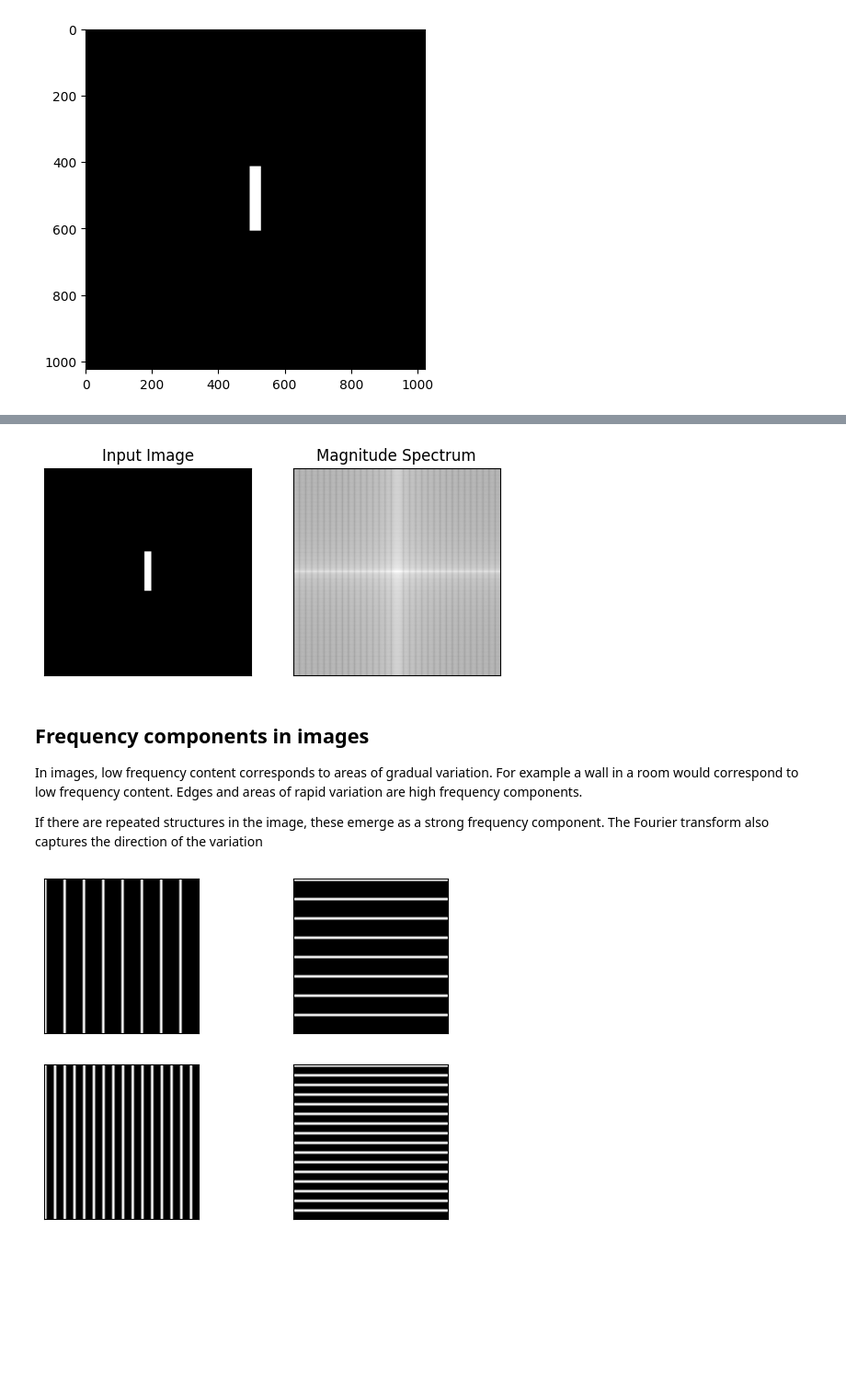
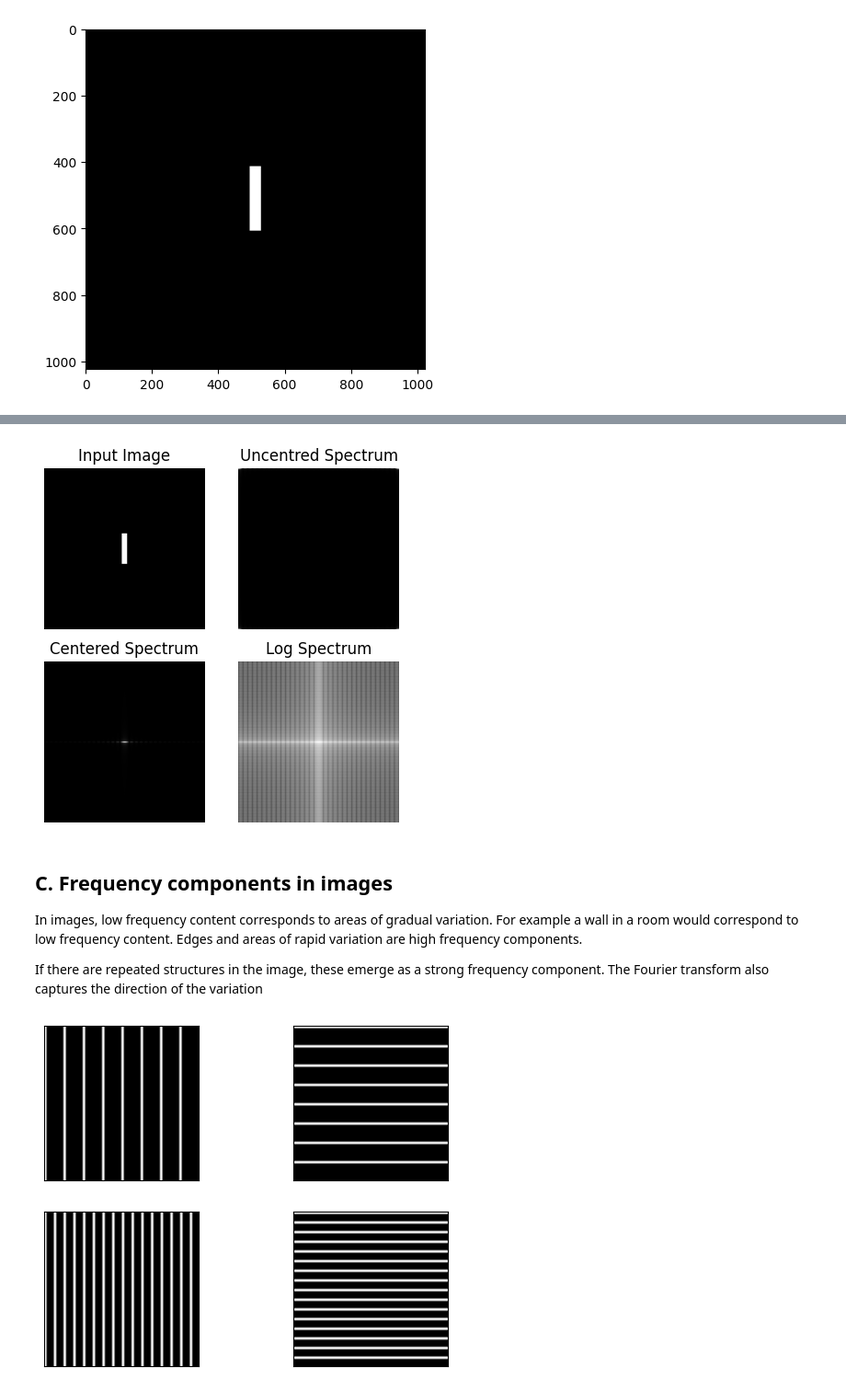
Before and after one commit to ciiram/image-processing, a Jupyter notebook: lecture-06.ipynb, the cells around one changed output, grey strips where cells are left out. Shown at 92% size. Drawn from its saved outputs; the diff is of its cells as text; code cells hidden in the pictures; blank space fills up the shorter version.

```diff
--- a/lecture-06.ipynb
+++ b/lecture-06.ipynb
@@ -17,17 +115,21 @@ plt.show()
 # %%
 f = np.fft.fft2(image)
 fshift = np.fft.fftshift(f)
 
-magnitude_spectrum = 20*np.log(np.abs(fshift + 1e-8))
-plt.subplot(121),plt.imshow(image, cmap = 'gray')
-plt.title('Input Image'), plt.xticks([]), plt.yticks([])
-plt.subplot(122),plt.imshow(magnitude_spectrum, cmap = 'gray')
-plt.title('Magnitude Spectrum'), plt.xticks([]), plt.yticks([])
+no_log_spectrum_b4_shift = magnitude_spectrum_no_log(f)
+no_log_centered_spectrum = magnitude_spectrum_no_log(fshift)
+log_centred_spectrum = compute_mag_spectrum(fshift)
+
+plt.figure(figsize=(5,5))
+plt.subplot(221),plt.imshow(image, cmap = 'gray'), plt.title('Input Image'), plt.axis('off')
+plt.subplot(222),plt.imshow(no_log_spectrum_b4_shift, cmap = 'gray'),plt.title('Uncentred Spectrum'),plt.axis('off')
+plt.subplot(223),plt.imshow(no_log_centered_spectrum, cmap = 'gray'),plt.title('Centered Spectrum'),plt.axis('off')
+plt.subplot(224),plt.imshow(log_centred_spectrum, cmap = 'gray'),plt.title('Log Spectrum'),plt.axis('off')
 plt.show()
 # %% [output]
-[figure, old version]
+[figure, new version]
 # %% [markdown]
-## Frequency components in images
+## C. Frequency components in images
 In images, low frequency content corresponds to areas of gradual variation. For example a wall in a room would correspond to low frequency content. Edges and areas of rapid variation are high frequency components.
 
 If there are repeated structures in the image, these emerge as a strong frequency component. The Fourier transform also captures the direction of the variation
```
Also changed, not shown: parts of 27 cells of this notebook.
